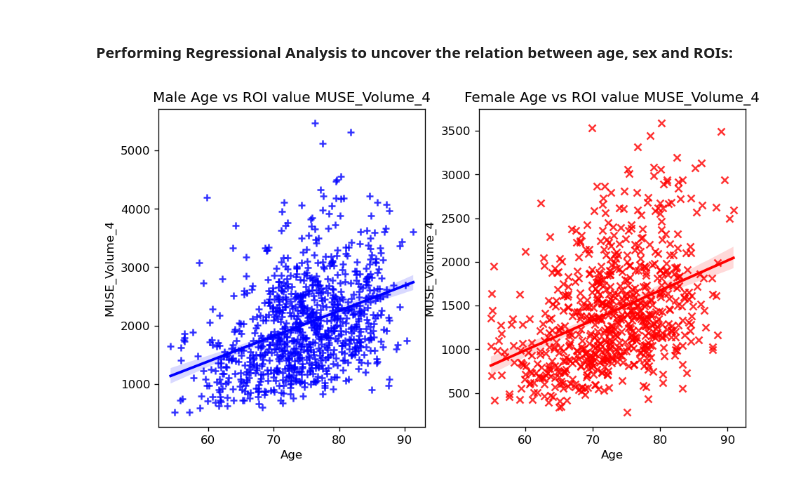
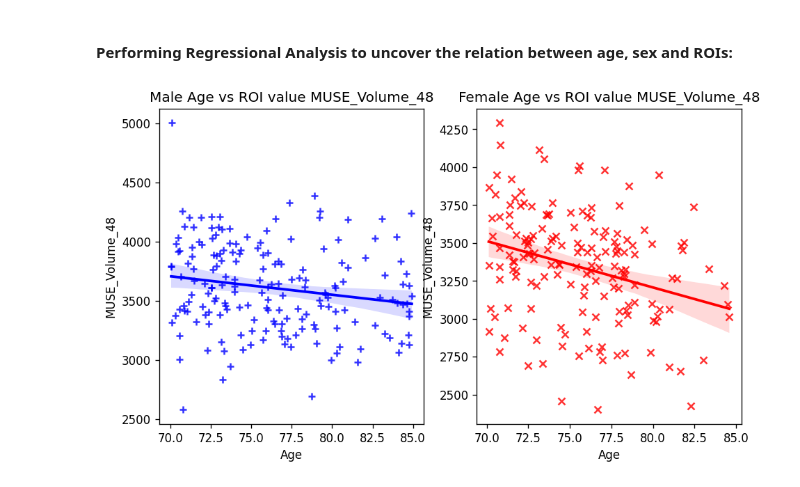
Before and after one commit to georgeaidinis/Dissertation, a Jupyter notebook: DeepCCA Model/ADNI_Regressional_Analysis.ipynb, the cells around one changed output. Saved outputs shown, nothing was run; the diff lists cells and outputs as text; code cells hidden in the pictures.

Commit message:
Slight Changes to initial RA attempt
Age constraints, train on CN, use and plot Residuals

```diff
--- a/DeepCCA Model/ADNI_Regressional_Analysis.ipynb
+++ b/DeepCCA Model/ADNI_Regressional_Analysis.ipynb
@@ -7,14 +7,17 @@ import matplotlib.pyplot as plt
 import pandas as pd
 import seaborn as sns
 from sklearn.linear_model import LinearRegression
+import numpy as np
 
 data = pd.read_csv("DATA/ADNI_dataset.csv", low_memory=False) # Need the low_memory or dtypes warning
+data.replace({'Sex':{'F':1, 'M':0}}, inplace=True)
 
 # The columns that interest us are the sex and age related, the ROIs, as well as the genetic data:
 columns_of_interest = ['PTID',
                        'Date',
                        'Age',
                        'Sex',
+                       'DLICV',
                        'APOE4_Alleles',
                        'APOE_Genotype',
                        'Diagnosis_nearest_2.0']
@@ -25,7 +28,7 @@ genetic_columns = c[c.index("rs4575098"):c.index("rs429358")+1]
 columns_of_interest += MRI_columns + genetic_columns
 
 # Need the dropna because some first PTIDs have no MRI
-data_of_interest = data[columns_of_interest].dropna(subset=['MUSE_Volume_4'])
+data_of_interest = data[columns_of_interest].dropna(subset=['MUSE_Volume_4', 'DLICV'])
 
 
 unique = data_of_interest.drop_duplicates(subset=['PTID'], keep='first')
@@ -61,7 +64,7 @@ unique.describe()
 # %% [markdown]
 #### Performing Regressional Analysis to uncover the relation between age, sex and ROIs:
 # %%
-def plot(male_age_data, male_imaging_data, female_age_data, female_imaging_data, name_of_ROI):
+def RAplot(male_age_data, male_imaging_data, female_age_data, female_imaging_data, name_of_ROI):
     fig, axes = plt.subplots(nrows=1,ncols=2,figsize=(9,5), dpi=120);
     axes[0].title.set_text("Male Age vs ROI value " + name_of_ROI)
     axes[1].title.set_text("Female Age vs ROI value " + name_of_ROI)
@@ -85,14 +88,15 @@ def plot(male_age_data, male_imaging_data, female_age_data, female_imaging_data,
                 ax = axes[1])
 
     plt.show()
+# %%
+male_CN_mask =      (unique['Sex'] == 0)   &   (unique['Age']>=70)   &   (unique['Age']<=85)   &   (unique['Diagnosis_nearest_2.0'] == 'CN')
+female_CN_mask =    (unique['Sex'] == 1)   &   (unique['Age']>=70)   &   (unique['Age']<=85)   &   (unique['Diagnosis_nearest_2.0'] == 'CN')
+male_MCI_mask =     (unique['Sex'] == 0)   &   (unique['Age']>=70)   &   (unique['Age']<=85)   &   (unique['Diagnosis_nearest_2.0'] == 'MCI')
+female_MCI_mask =   (unique['Sex'] == 1)   &   (unique['Age']>=70)   &   (unique['Age']<=85)   &   (unique['Diagnosis_nearest_2.0'] == 'MCI')
+male_AD_mask =      (unique['Sex'] == 0)   &   (unique['Age']>=70)   &   (unique['Age']<=85)   &   (unique['Diagnosis_nearest_2.0'] == 'Dementia')
+female_AD_mask =    (unique['Sex'] == 1)   &   (unique['Age']>=70)   &   (unique['Age']<=85)   &   (unique['Diagnosis_nearest_2.0'] == 'Dementia')
 # %%
-males = unique[unique.Sex == 'M']
-females = unique[unique.Sex == 'F']
-plot(males.Age.tolist(), males[MRI_columns[0]],
-         females.Age.tolist(), females[MRI_columns[0]], MRI_columns[0])
-
-# for MRI_column in MRI_columns:
-#     plot(males.Age.tolist(), males[MRI_column],
-#          females.Age.tolist(), females[MRI_column], MRI_column)
+RAplot(unique[male_CN_mask].Age.tolist(),  unique[male_CN_mask].MUSE_Volume_48,
+     unique[female_CN_mask].Age.tolist(),unique[female_CN_mask].MUSE_Volume_48, 'MUSE_Volume_48')
 # %% [output]
-[figure, old version]
+[figure, new version]
```
Also changed, not shown: parts of 3 cells of this notebook.
